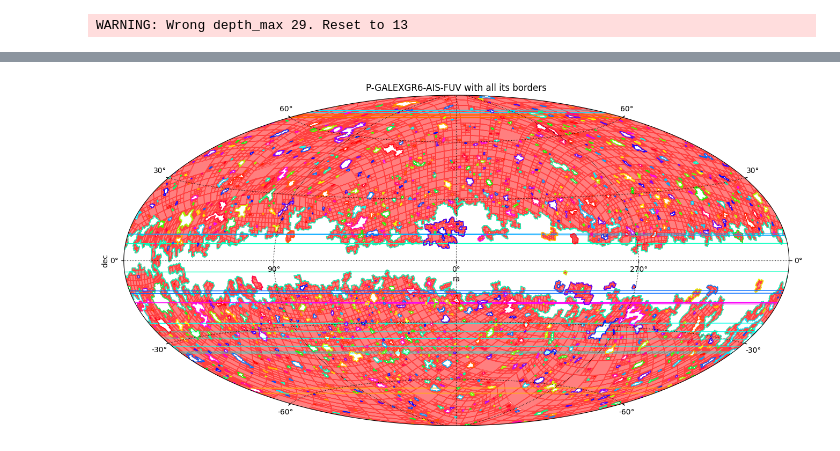
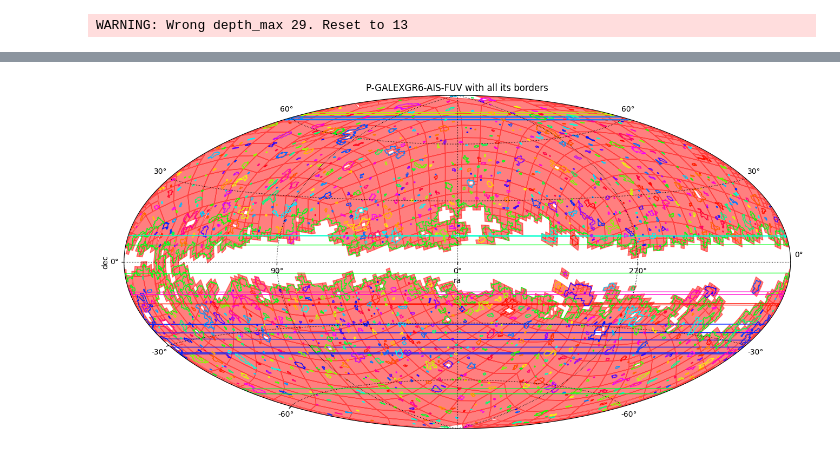
Before and after one commit to cds-astro/mocpy, a Jupyter notebook: notebooks/compute_moc_borders.ipynb, the cells around one changed output, grey strips where cells are left out. Cells and saved outputs as stored; diff of their text form; code cells hidden in the pictures.

Commit message:
docs: swith to astropy WCS when plotting with an EllipticalFrame

```diff
--- a/notebooks/compute_moc_borders.ipynb
+++ b/notebooks/compute_moc_borders.ipynb
@@ -60,34 +59,48 @@ def add_patch_path(ax, wcs, coords, **kw_mpl_pathpatch):
     patch = PathPatch(path, **kw_mpl_pathpatch)
     ax.add_patch(patch)
 # %%
-fig = plt.figure(111, figsize=(16, 8))
+fig = plt.figure(111, figsize=(18, 8))
 cmap = get_cmap(100)
 
-with WCS(
-    fig,
-    fov=160 * u.deg,
-    center=SkyCoord(0, 0, unit="deg", frame="galactic"),
-    coordsys="galactic",
-    rotation=Angle(0, u.degree),
-    projection="AIT",
-) as wcs:
-    ax = fig.add_subplot(111, projection=wcs, frame_class=EllipticalFrame)
-    moc.fill(ax=ax, wcs=wcs, alpha=0.5, fill=True, color="r")
-    # Draw the borders, each plotted in a different color.
-    for border_coords in boundaries_l:
-        add_patch_path(
-            ax=ax,
-            wcs=wcs,
-            coords=border_coords,
-            fill=False,
-            color=cmap(np.random.randint(100)),
-        )
+
+wcs = WCS(
+    {
+        "naxis": 2,
+        "naxis1": 324,
+        "naxis2": 162,
+        "crpix1": 162.5,
+        "crpix2": 81.5,
+        "cdelt1": -1,
+        "cdelt2": 1,
+        "ctype1": "GLON-AIT",
+        "ctype2": "GLAT-AIT",
+    },
+)
+
+ax = fig.add_subplot(111, projection=wcs, frame_class=EllipticalFrame)
+moc.fill(ax=ax, wcs=wcs, alpha=0.5, fill=True, color="r")
+# Draw the borders, each plotted in a different color.
+for border_coords in boundaries_l:
+    add_patch_path(
+        ax=ax,
+        wcs=wcs,
+        coords=border_coords,
+        fill=False,
+        color=cmap(np.random.randint(100)),
+    )
+
+# WCS are defined with the origin for a pixel being in the middle while matplotlib works
+# with corners
+# see astropy issue for the half-pixel trick https://github.com/astropy/astropy/issues/10201
+ax.set_xlim(-0.5, 324 - 0.5)
+ax.set_ylim(-0.5, 162 - 0.5)
+ax.set_aspect(1.0)
 
 plt.xlabel("ra")
 plt.ylabel("dec")
 plt.title("P-GALEXGR6-AIS-FUV with all its borders")
 plt.grid(color="black", linestyle="dotted")
 # The lines cutting the MOC are borders passing from the extreme east to the extreme west of the projection
 plt.show()
 # %% [output]
-[figure, old version]
+[figure, new version]
```
Also changed, not shown: parts of 2 cells of this notebook, 3 other files.
